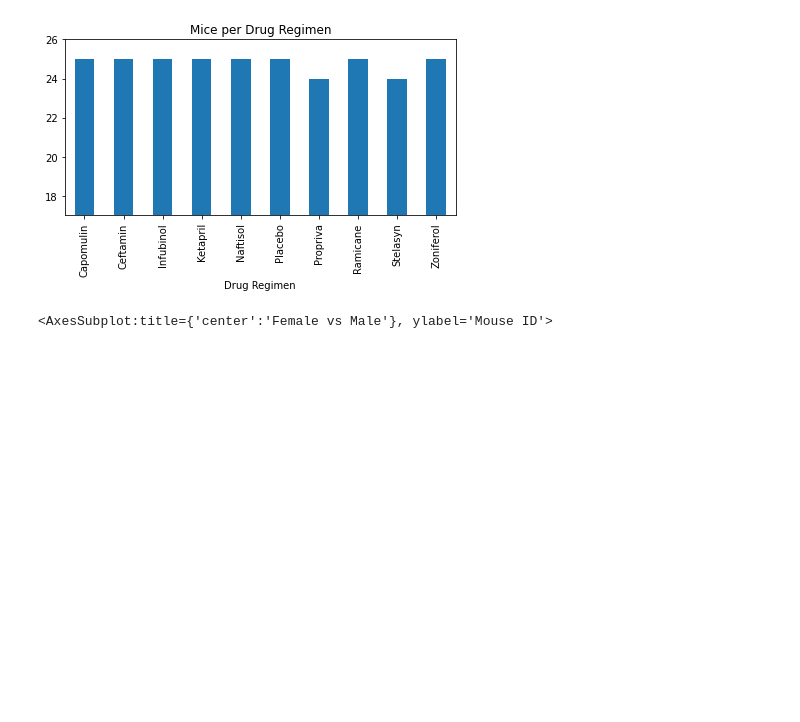
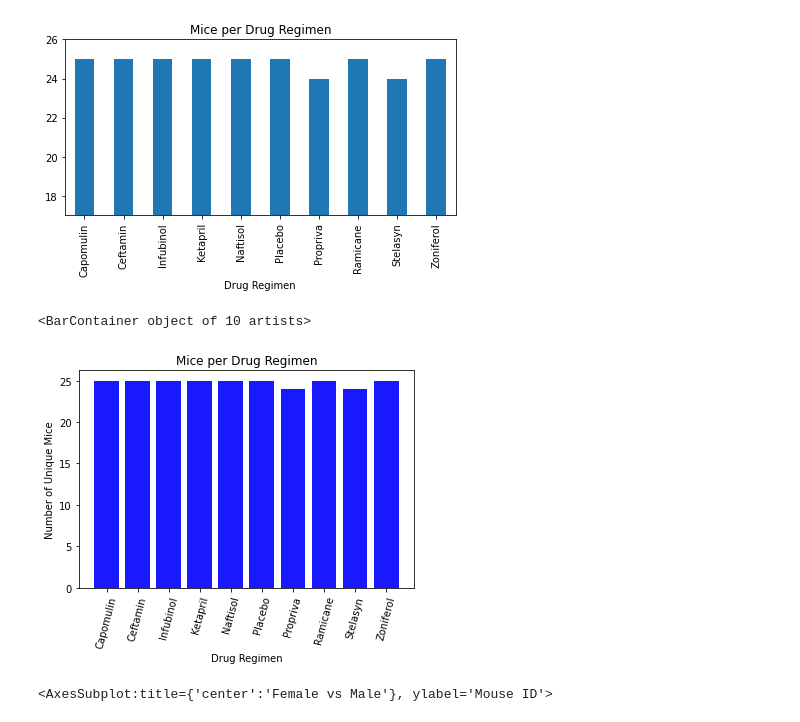
Before and after one commit to joshuadroid/pandas-challenge-2, a Jupyter notebook: Pymaceuticals/pymaceuticals_starter.ipynb, the cells around one changed output. Drawn from its saved outputs; the diff is of its cells as text; code cells hidden in the pictures; blank space fills up the shorter version.

Commit message:
done with bar and pie charts

```diff
--- a/Pymaceuticals/pymaceuticals_starter.ipynb
+++ b/Pymaceuticals/pymaceuticals_starter.ipynb
@@ -161,3 +143,18 @@ plt.tight_layout()
+# %%
+# TODO Generate a bar plot showing the total number of unique mice tested on each drug regimen using pyplot.
+x_axis = np.arange(0, len(num_unique_mice))
+tick_locations = []
+for x in x_axis:
+    tick_locations.append(x)
+
+plt.ylabel("Number of Unique Mice")
+plt.xlabel("Drug Regimen")
+plt.xticks(tick_locations, num_unique_mice.index, rotation = 75) # Rotation is fun
+plt.title("Mice per Drug Regimen")
+plt.bar(x_axis, num_unique_mice, facecolor='blue', alpha=0.9)
+# %% [output]
+<BarContainer object of 10 artists>
+[figure, added]
 # %%
 # Generate a pie plot showing the distribution of female versus male mice using pandas
 num_unique_sex = clean_mouse_data.groupby("Sex").nunique()
```
Also changed, not shown: parts of 4 cells of this notebook.
